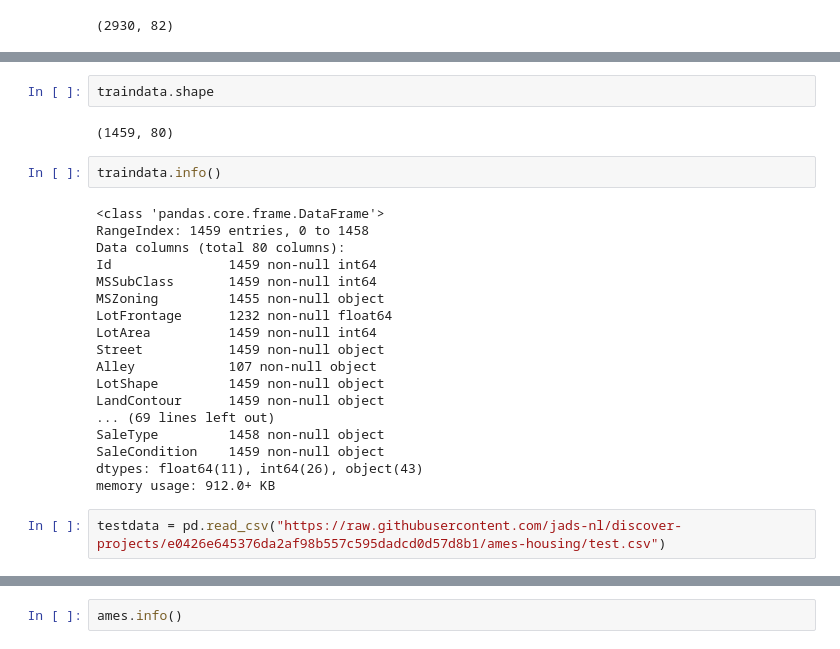
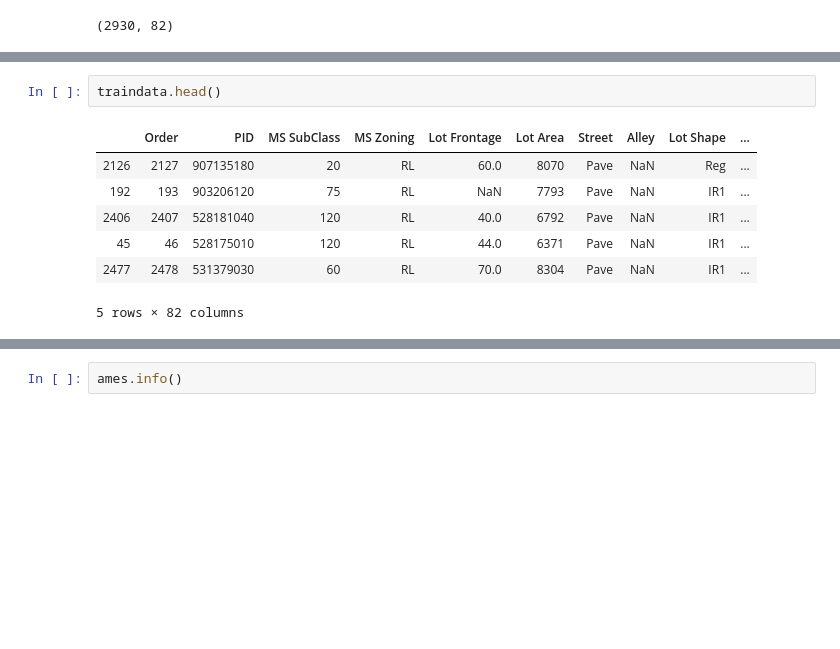
Before and after one commit to kolibrie-eric/JADS, a Jupyter notebook: Ames housing/ames-housing.ipynb, the cells around one changed output, grey strips where cells are left out. Cells and saved outputs as stored; diff of their text form; blank space fills up the shorter version.

```diff
--- a/Ames housing/ames-housing.ipynb
+++ b/Ames housing/ames-housing.ipynb
@@ -37,29 +112,13 @@ traindata = pd.read_csv("https://raw.githubusercontent.com/jads-nl/discover-proj
 # %%
-traindata.shape
+traindata.head()
 # %% [output]
+|  | Order | PID | MS SubClass | MS Zoning | Lot Frontage | Lot Area | Street | Alley | Lot Shape | ... |
+| 2126 | 2127 | 907135180 | 20 | RL | 60.0 | 8070 | Pave | NaN | Reg | ... |
+| 192 | 193 | 903206120 | 75 | RL | NaN | 7793 | Pave | NaN | IR1 | ... |
+| 2406 | 2407 | 528181040 | 120 | RL | 40.0 | 6792 | Pave | NaN | IR1 | ... |
+| 45 | 46 | 528175010 | 120 | RL | 44.0 | 6371 | Pave | NaN | IR1 | ... |
+| 2477 | 2478 | 531379030 | 60 | RL | 70.0 | 8304 | Pave | NaN | IR1 | ... |
-(1459, 80)
+5 rows × 82 columns
-# %%
-traindata.info()
-# %% [output]
-<class 'pandas.core.frame.DataFrame'>
-RangeIndex: 1459 entries, 0 to 1458
-Data columns (total 80 columns):
-Id               1459 non-null int64
-MSSubClass       1459 non-null int64
-MSZoning         1455 non-null object
-LotFrontage      1232 non-null float64
-LotArea          1459 non-null int64
-Street           1459 non-null object
-Alley            107 non-null object
-LotShape         1459 non-null object
-LandContour      1459 non-null object
-... (69 lines left out)
-SaleType         1458 non-null object
-SaleCondition    1459 non-null object
-dtypes: float64(11), int64(26), object(43)
-memory usage: 912.0+ KB
-# %%
-testdata = pd.read_csv("https://raw.githubusercontent.com/jads-nl/discover-projects/e0426e645376da2af98b557c595dadcd0d57d8b1/ames-housing/test.csv")
 # %%
 testdata.shape
 # %% [output]
```
Also changed, not shown: parts of 33 cells of this notebook.
